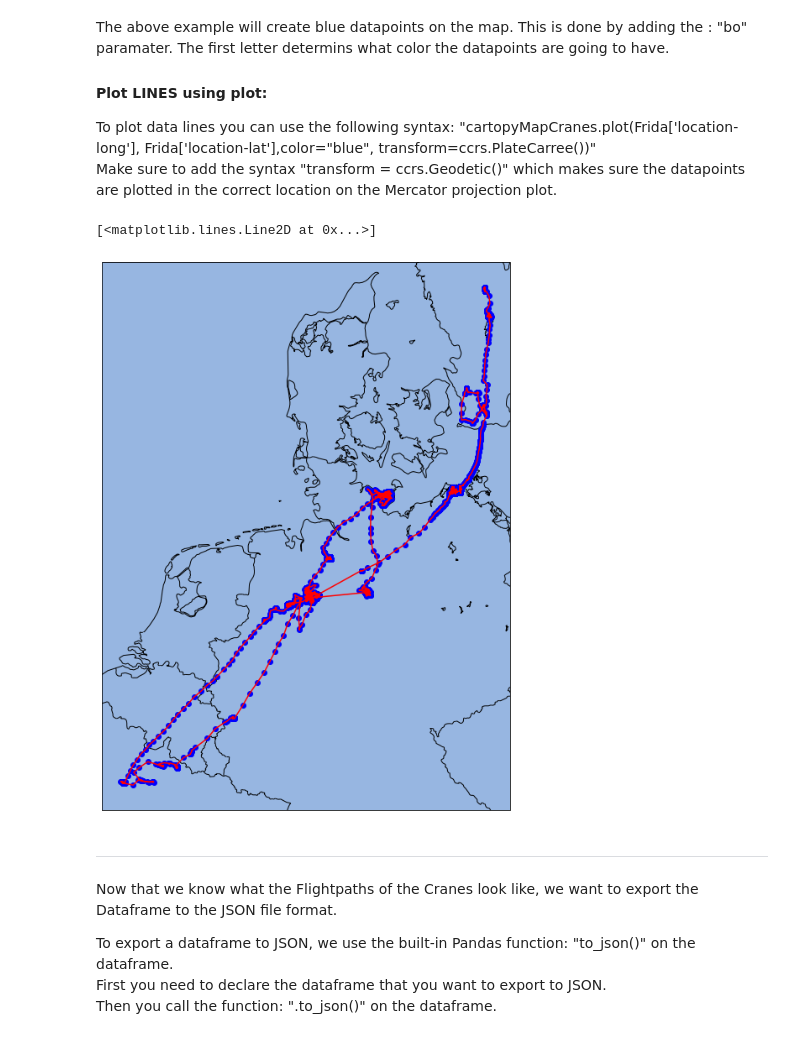
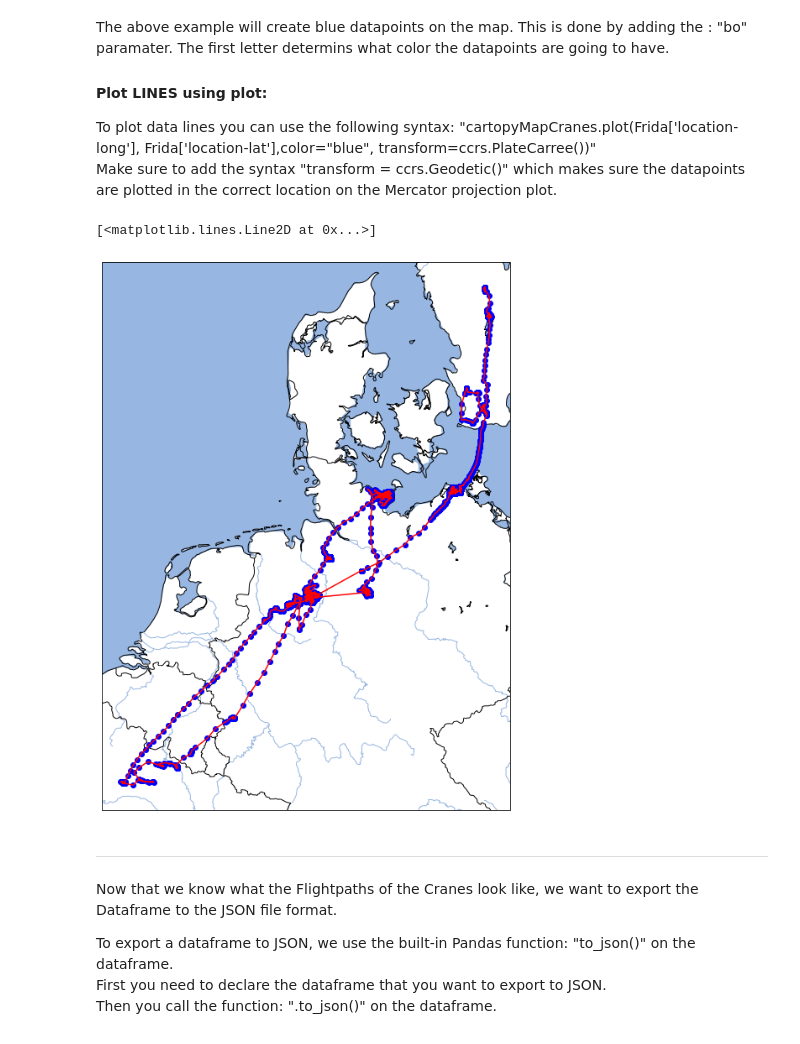
Before and after one commit to The-GeoStack-Project/GeoStack-Workshop, a Jupyter notebook: Geostack-Workshop-Content/Part-1-Data-processing/Notebooks/Solution/Solution-Data-processing.ipynb, the cells around one changed output. Cells and saved outputs as stored; diff of their text form; code cells hidden in the pictures.

```diff
--- a/Geostack-Workshop-Content/Part-1-Data-processing/Notebooks/Solution/Solution-Data-processing.ipynb
+++ b/Geostack-Workshop-Content/Part-1-Data-processing/Notebooks/Solution/Solution-Data-processing.ipynb
@@ -428,23 +428,22 @@ Make sure to add the syntax "transform = ccrs.Geodetic()" which makes sure the d
 # %%
 plt.figure(figsize = (20, 12))
 
 # Use Mercator projection
 cartopyMapCranes = plt.axes(projection=ccrs.Mercator())
 cartopyMapCranes.coastlines(resolution='10m')
 cartopyMapCranes.add_feature(cfeature.LAND, edgecolor='black', facecolor = "white")
-cartopyMapCranes.add_feature(cfeature.OCEAN)
 cartopyMapCranes.add_feature(cfeature.LAKES.with_scale('10m'), edgecolor = 'black')
 cartopyMapCranes.add_feature(cfeature.RIVERS.with_scale('10m'))
 cartopyMapCranes.add_feature(cfeature.BORDERS.with_scale('10m'))
-
+cartopyMapCranes.add_feature(cfeature.OCEAN.with_scale('50m'))
 # Plot datapoints
 cartopyMapCranes.plot(Frida['location-long'], Frida['location-lat'],'bo',transform=ccrs.PlateCarree())
 
 # Plot a line
 cartopyMapCranes.plot(Frida['location-long'], Frida['location-lat'],color="red", transform=ccrs.PlateCarree())
 # %% [output]
 [<matplotlib.lines.Line2D at 0x...>]
-[figure, old version]
+[figure, new version]
 # %% [markdown]
 ---
 Now that we know what the Flightpaths of the Cranes look like, we want to export the Dataframe to the JSON
```
Also changed, not shown: parts of 1 cell of this notebook.
